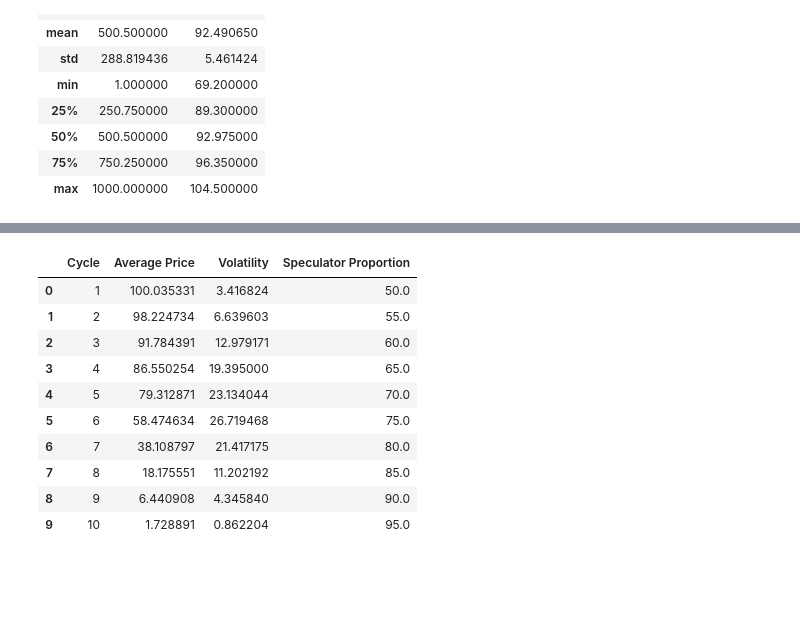
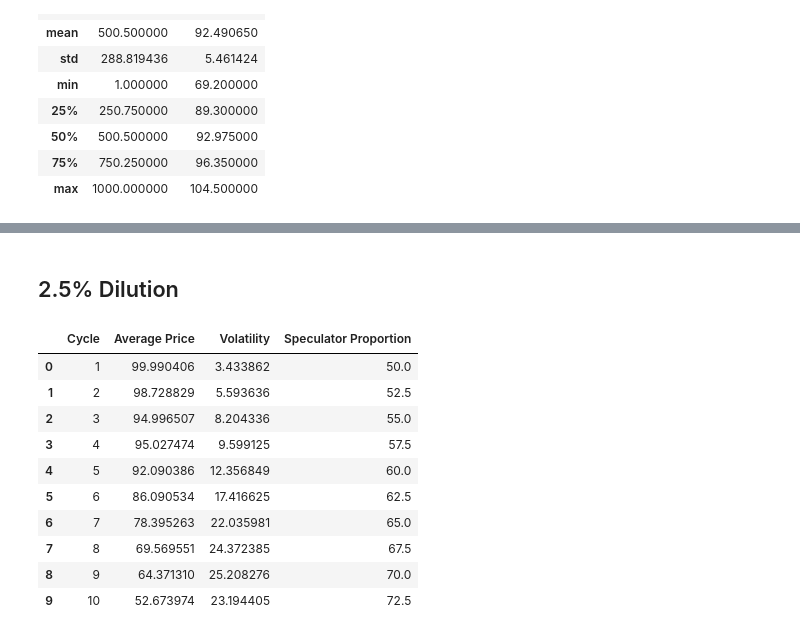
Before and after one commit to richardeli/Thesis, a Jupyter notebook: Data Analysis/Simple_Trade_Rationale.ipynb, the cells around one changed output, grey strips where cells are left out. Saved outputs shown, nothing was run; the diff lists cells and outputs as text; code cells hidden in the pictures; blank space fills up the shorter version.

```diff
--- a/Data Analysis/Simple_Trade_Rationale.ipynb
+++ b/Data Analysis/Simple_Trade_Rationale.ipynb
@@ -55,52 +127,33 @@ df_50_50.describe()
+# %% [markdown]
+## 2.5% Dilution
 # %%
-df = pd.read_csv("/Users/richardeli/Downloads/USYD/Thesis/Data Generated/test.csv")
+# df = pd.read_csv("/Users/richardeli/Downloads/USYD/Thesis/Data Generated/test.csv")
+df = pd.read_csv("C:\\Users\\Ricky\\Documents\\GitHub\\Thesis\\Data Generated\\Spec_Change_50.csv")
 
 volatility_columns = [f'Cycle {i} Volatility' for i in range(1, 11)]
 average_price_columns = [f'Cycle {i} Average Price' for i in range(1, 11)]
 average_spec_columns = [f'Cycle {i} Speculator Proportion' for i in range(1, 11)]
 
 volatility_averages = df[volatility_columns].mean()
 average_price_averages = df[average_price_columns].mean()
 spec_proportion_averages = df[average_spec_columns].mean()
 
-result = pd.DataFrame({
+result_25p = pd.DataFrame({
     'Cycle': [f'{i}' for i in range(1, 11)],
     'Average Price': average_price_averages.values,
     'Volatility': volatility_averages.values,
     'Speculator Proportion': spec_proportion_averages.values
 })
-
-result
-# fig, ax1 = plt.subplots(figsize=(12, 6))
-# ax1.plot(result['Speculator Proportion'], result['Average Price'], color='green', marker='o', label='Average Price')
-# ax1.set_xlabel('Speculator Proportion')
-# ax1.set_ylabel('Average Price', color='green')
-# ax1.tick_params(axis='y', labelcolor='green')
-
-# # Creating a second y-axis for Volatility as bars
-# ax2 = ax1.twinx()
-# ax2.bar(result['Speculator Proportion'], result['Volatility'], color='blue', alpha=0.6, width=0.03, label='Volatility')
-# ax2.set_ylabel('Volatility', color='blue')
-# ax2.tick_params(axis='y', labelcolor='blue')
-
-# # Title and grid
-# plt.title('Average Price and Volatility across Speculator Proportions')
-# ax1.grid(True, linestyle='--', alpha=0.5)
-
-# # Aligning legends for both y-axes
-# fig.legend(loc='upper right', bbox_to_anchor=(0.85, 0.85))
-
-# # Display the plot
-# plt.show()
+result_25p
 # %% [output]
 |  | Cycle | Average Price | Volatility | Speculator Proportion |
-| 0 | 1 | 100.035331 | 3.416824 | 50.0 |
-| 1 | 2 | 98.224734 | 6.639603 | 55.0 |
-| 2 | 3 | 91.784391 | 12.979171 | 60.0 |
-| 3 | 4 | 86.550254 | 19.395000 | 65.0 |
-| 4 | 5 | 79.312871 | 23.134044 | 70.0 |
-| 5 | 6 | 58.474634 | 26.719468 | 75.0 |
-| 6 | 7 | 38.108797 | 21.417175 | 80.0 |
-| 7 | 8 | 18.175551 | 11.202192 | 85.0 |
-| 8 | 9 | 6.440908 | 4.345840 | 90.0 |
-| 9 | 10 | 1.728891 | 0.862204 | 95.0 |
+| 0 | 1 | 99.990406 | 3.433862 | 50.0 |
+| 1 | 2 | 98.728829 | 5.593636 | 52.5 |
+| 2 | 3 | 94.996507 | 8.204336 | 55.0 |
+| 3 | 4 | 95.027474 | 9.599125 | 57.5 |
+| 4 | 5 | 92.090386 | 12.356849 | 60.0 |
+| 5 | 6 | 86.090534 | 17.416625 | 62.5 |
+| 6 | 7 | 78.395263 | 22.035981 | 65.0 |
+| 7 | 8 | 69.569551 | 24.372385 | 67.5 |
+| 8 | 9 | 64.371310 | 25.208276 | 70.0 |
+| 9 | 10 | 52.673974 | 23.194405 | 72.5 |
```
Also changed, not shown: parts of 14 cells of this notebook, 11 other files.
